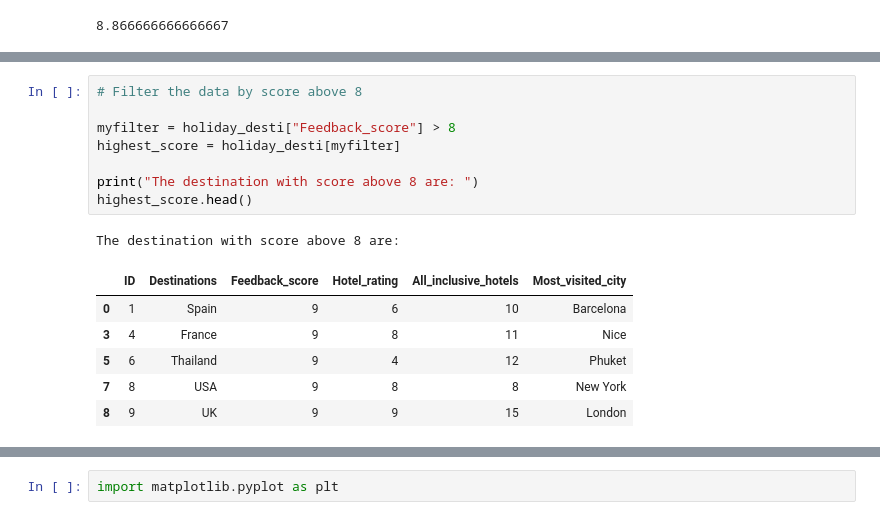
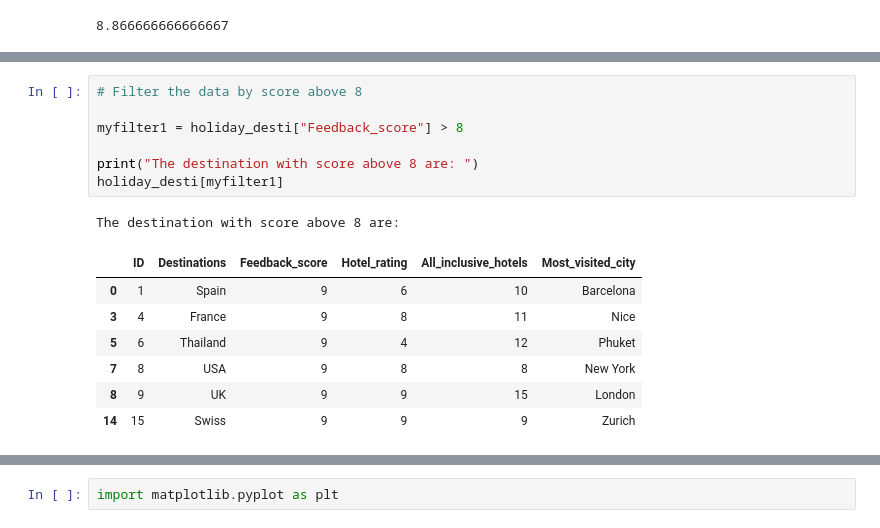
Before and after one commit to abuhanif25/TTA-Home-Learning, a Jupyter notebook: HLTweek5.ipynb, the cells around one changed output, grey strips where cells are left out. Cells and saved outputs as stored; diff of their text form.

```diff
--- a/HLTweek5.ipynb
+++ b/HLTweek5.ipynb
@@ -129,19 +115,19 @@ The destinations with more than 9 all-inclusive hotels are:
 # %%
 # Filter the data by score above 8
 
-myfilter = holiday_desti["Feedback_score"] > 8
-highest_score = holiday_desti[myfilter]
+myfilter1 = holiday_desti["Feedback_score"] > 8
 
 print("The destination with score above 8 are: ")
-highest_score.head()
+holiday_desti[myfilter1]
 # %% [output]
 The destination with score above 8 are:
 |  | ID | Destinations | Feedback_score | Hotel_rating | All_inclusive_hotels | Most_visited_city |
 | 0 | 1 | Spain | 9 | 6 | 10 | Barcelona |
 | 3 | 4 | France | 9 | 8 | 11 | Nice |
 | 5 | 6 | Thailand | 9 | 4 | 12 | Phuket |
 | 7 | 8 | USA | 9 | 8 | 8 | New York |
 | 8 | 9 | UK | 9 | 9 | 15 | London |
+| 14 | 15 | Swiss | 9 | 9 | 9 | Zurich |
 # %%
 # Filter the data by score below 2
 
```
Also changed, not shown: parts of 7 cells of this notebook.
